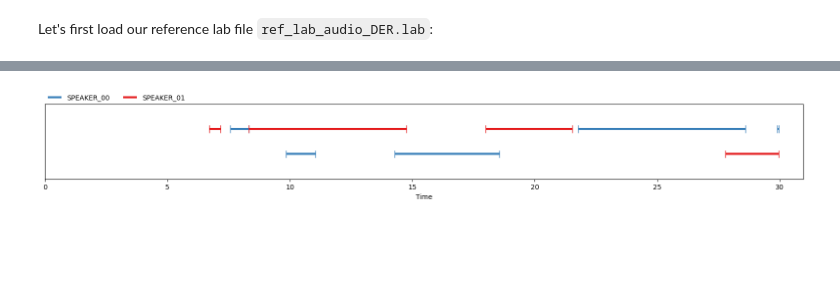
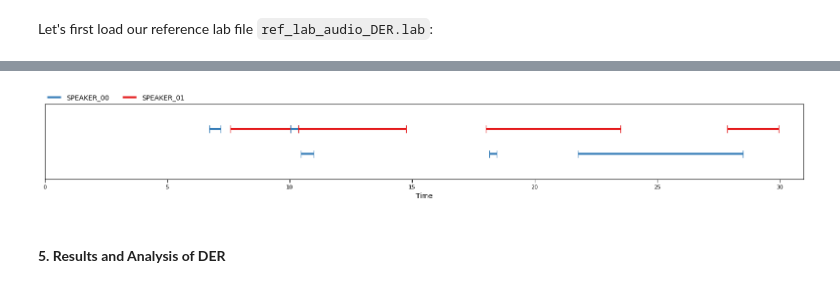
Before and after one commit to ktzkvin/transcribe-meeting, a Jupyter notebook: Diarization-Error-Rate.ipynb, the cells around one changed output, grey strips where cells are left out. Cells and saved outputs as stored; diff of their text form; code cells hidden in the pictures; blank space fills up the shorter version.

```diff
--- a/Diarization-Error-Rate.ipynb
+++ b/Diarization-Error-Rate.ipynb
@@ -181,6 +185,8 @@ reference
 # %%
 hypothesis = load_lab(hyp_lab_path)
 
-reference
+hypothesis
 # %% [output]
-[figure, old version]
+[figure, new version]
+# %% [markdown]
+#### **5. Results and Analysis of DER**
```
Also changed, not shown: parts of 13 cells of this notebook, 3 other files.
